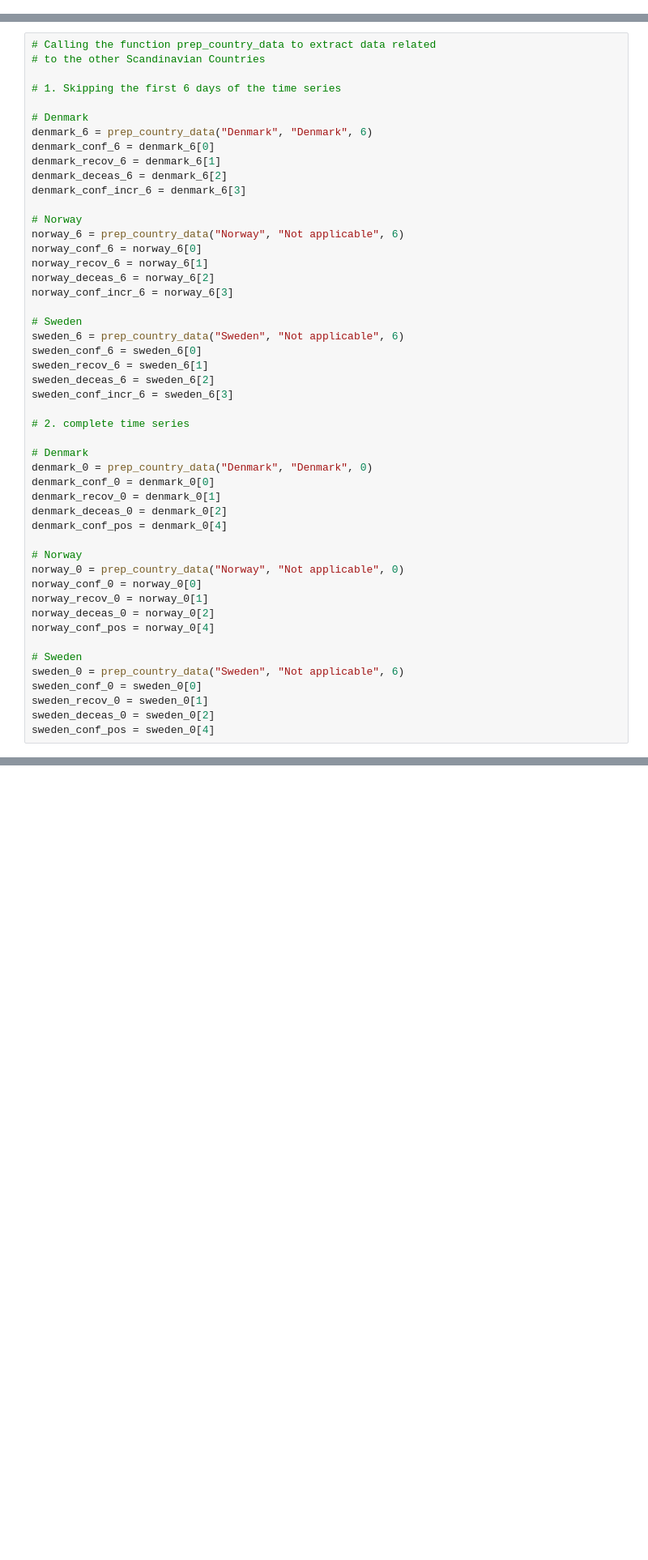
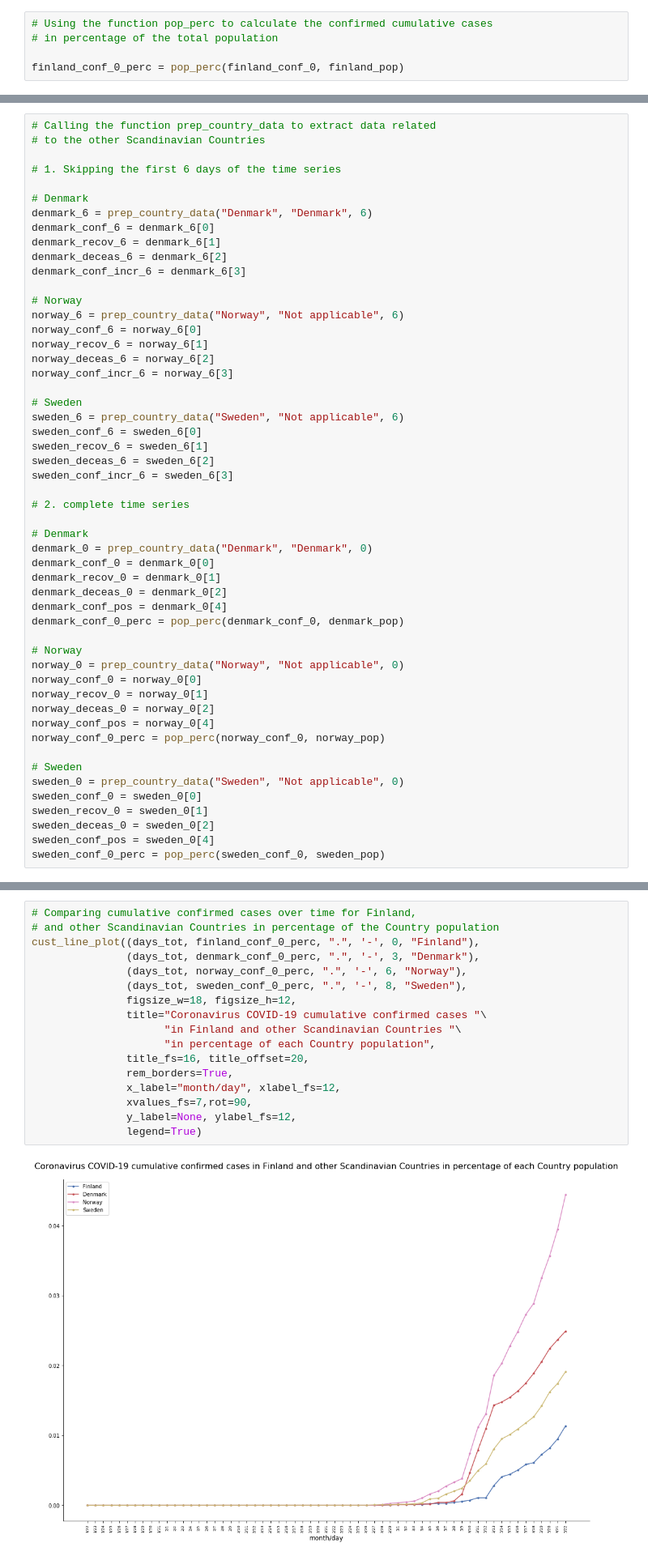
Before and after one commit to BerniHacker/Coronavirus, a Jupyter notebook: Coronavirus_Finland.ipynb, the cells around one changed output, grey strips where cells are left out. Shown at 81% size. Drawn from its saved outputs; the diff is of its cells as text; blank space fills up the shorter version.

Commit message:
plot with cases per capita added

```diff
--- a/Coronavirus_Finland.ipynb
+++ b/Coronavirus_Finland.ipynb
@@ -871,4 +1020,9 @@ finland_conf_incr_0 = calc_increments(finland_conf_0)
 # but this is OK since the total confirmed cases cannot decrease)
 
 finland_conf_pos = extract_non_null(finland_conf_0)
+# %%
+# Using the function pop_perc to calculate the confirmed cumulative cases
+# in percentage of the total population
+
+finland_conf_0_perc = pop_perc(finland_conf_0, finland_pop)
 # %% [markdown]
@@ -908,6 +1062,7 @@ denmark_conf_0 = denmark_0[0]
 denmark_recov_0 = denmark_0[1]
 denmark_deceas_0 = denmark_0[2]
 denmark_conf_pos = denmark_0[4]
+denmark_conf_0_perc = pop_perc(denmark_conf_0, denmark_pop)
 
 # Norway
 norway_0 = prep_country_data("Norway", "Not applicable", 0)
@@ -915,11 +1070,13 @@ norway_conf_0 = norway_0[0]
 norway_recov_0 = norway_0[1]
 norway_deceas_0 = norway_0[2]
 norway_conf_pos = norway_0[4]
+norway_conf_0_perc = pop_perc(norway_conf_0, norway_pop)
 
 # Sweden
-sweden_0 = prep_country_data("Sweden", "Not applicable", 6)
+sweden_0 = prep_country_data("Sweden", "Not applicable", 0)
 sweden_conf_0 = sweden_0[0]
 sweden_recov_0 = sweden_0[1]
 sweden_deceas_0 = sweden_0[2]
 sweden_conf_pos = sweden_0[4]
+sweden_conf_0_perc = pop_perc(sweden_conf_0, sweden_pop)
 # %% [markdown]
@@ -1424,0 +1619,19 @@ cust_line_plot((days_tot, finland_conf_incr_0, ".", '-', 0, "Finland"),
+# %%
+# Comparing cumulative confirmed cases over time for Finland,
+# and other Scandinavian Countries in percentage of the Country population
+cust_line_plot((days_tot, finland_conf_0_perc, ".", '-', 0, "Finland"),
+               (days_tot, denmark_conf_0_perc, ".", '-', 3, "Denmark"),
+               (days_tot, norway_conf_0_perc, ".", '-', 6, "Norway"),
+               (days_tot, sweden_conf_0_perc, ".", '-', 8, "Sweden"),
+               figsize_w=18, figsize_h=12,
+               title="Coronavirus COVID-19 cumulative confirmed cases "\
+                     "in Finland and other Scandinavian Countries "\
+                     "in percentage of each Country population",
+               title_fs=16, title_offset=20,
+               rem_borders=True,
+               x_label="month/day", xlabel_fs=12,
+               xvalues_fs=7,rot=90,
+               y_label=None, ylabel_fs=12,
+               legend=True)
+# %% [output]
+[figure, added]
```
Also changed, not shown: parts of 44 cells of this notebook, 1 other file.
